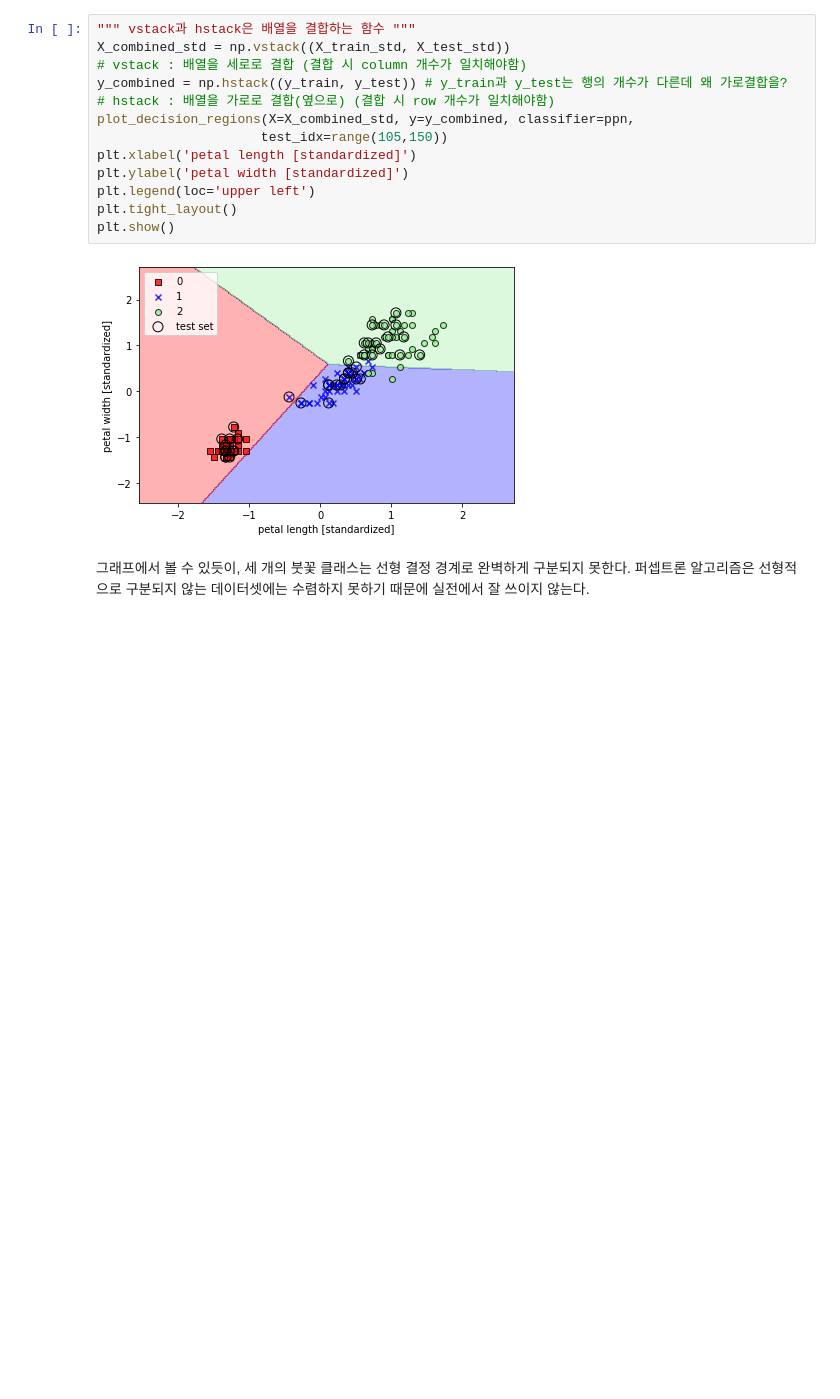
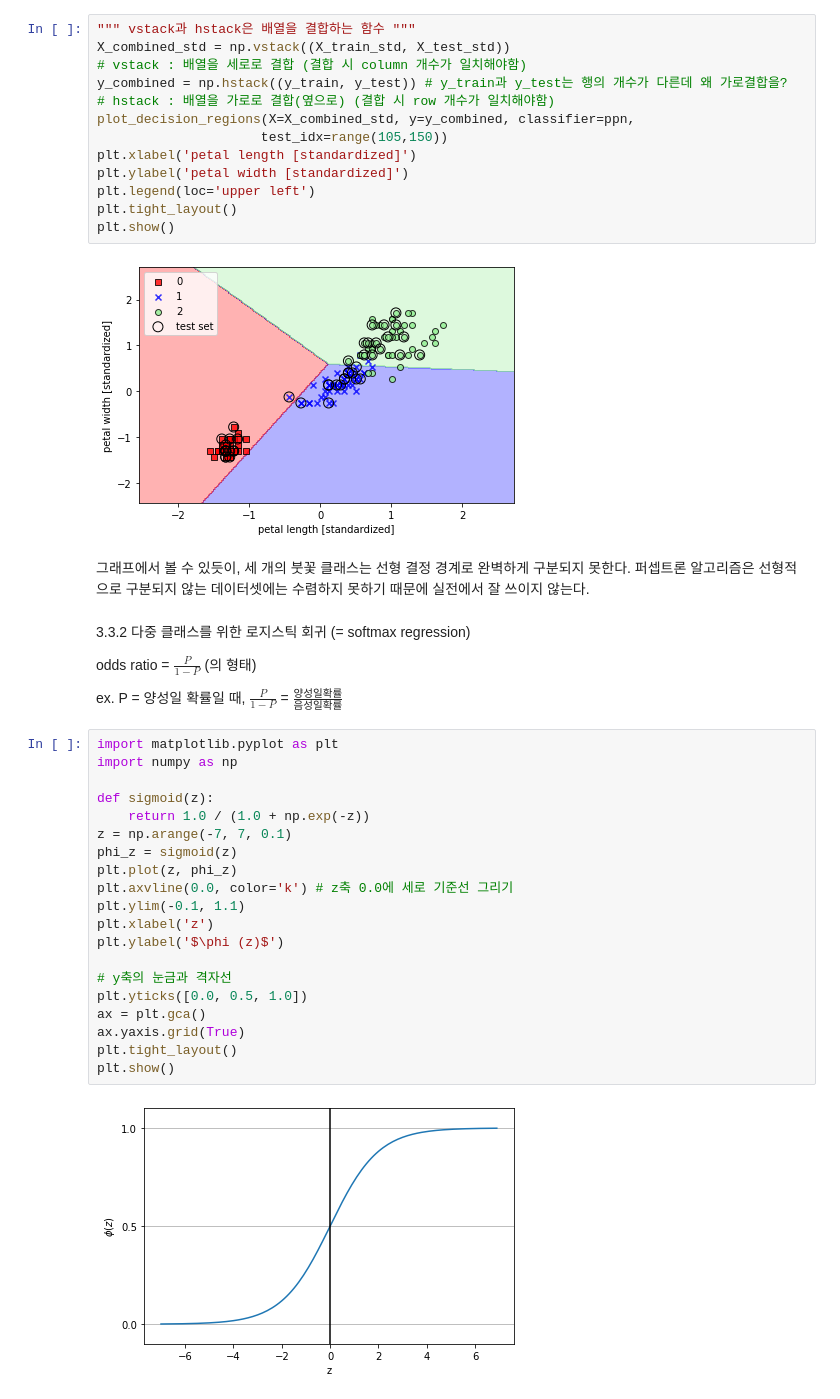
Before and after one commit to LeeDaeWook/ML_study, a Jupyter notebook: ml_study.ipynb, the cells around one changed output. Drawn from its saved outputs; the diff is of its cells as text; blank space fills up the shorter version.

```diff
--- a/ml_study.ipynb
+++ b/ml_study.ipynb
@@ -570,3 +570,31 @@ plt.show()
 [figure]
 # %% [markdown]
 그래프에서 볼 수 있듯이, 세 개의 붓꽃 클래스는 선형 결정 경계로 완벽하게 구분되지 못한다. 퍼셉트론 알고리즘은 선형적으로 구분되지 않는 데이터셋에는 수렴하지 못하기 때문에 실전에서 잘 쓰이지 않는다.
+# %% [markdown]
+3.3.2 다중 클래스를 위한 로지스틱 회귀 (= softmax regression)
+
+odds ratio = $\frac{P}{1 - P}$ (의 형태)
+
+ex. P = 양성일 확률일 때, $\frac{P}{1 - P}$ = $\frac{양성일 확률}{음성일 확률}$
+# %%
+import matplotlib.pyplot as plt
+import numpy as np
+
+def sigmoid(z):
+    return 1.0 / (1.0 + np.exp(-z))
+z = np.arange(-7, 7, 0.1)
+phi_z = sigmoid(z)
+plt.plot(z, phi_z)
+plt.axvline(0.0, color='k') # z축 0.0에 세로 기준선 그리기
+plt.ylim(-0.1, 1.1)
+plt.xlabel('z')
+plt.ylabel('$\phi (z)$')
+
+# y축의 눈금과 격자선
+plt.yticks([0.0, 0.5, 1.0])
+ax = plt.gca()
+ax.yaxis.grid(True)
+plt.tight_layout()
+plt.show()
+# %% [output]
+[figure, added]
```
Also changed, not shown: parts of 3 cells of this notebook.
